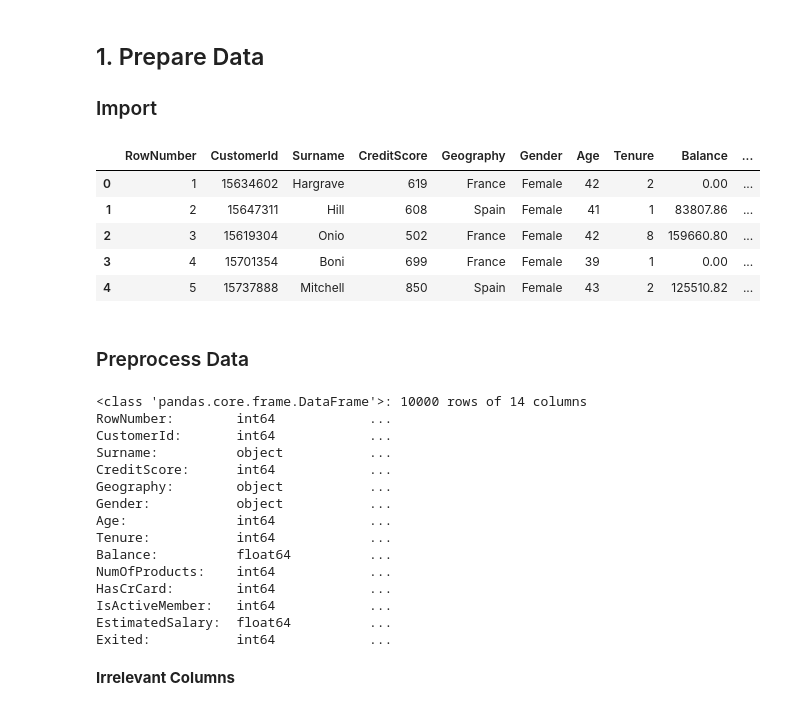
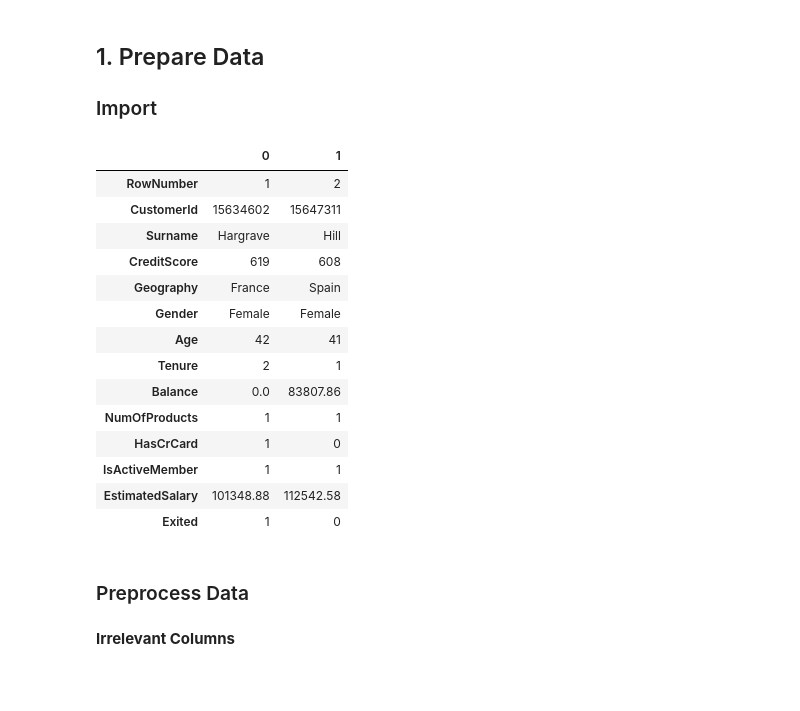
Before and after one commit to eddychetz/machine-learning-labs, a Jupyter notebook: lab-201-classification/lab_201-classification-for-customer-churn-prediction.ipynb, the cells around one changed output. Saved outputs shown, nothing was run; the diff lists cells and outputs as text; code cells hidden in the pictures; blank space fills up the shorter version.

```diff
--- a/lab-201-classification/lab_201-classification-for-customer-churn-prediction.ipynb
+++ b/lab-201-classification/lab_201-classification-for-customer-churn-prediction.ipynb
@@ -56,15 +56,24 @@ __Deployment Considerations:__ Integrating the model into production systems usi
 # %%
 import pandas as pd
 
 df = pd.read_csv('./data/churn.csv')
-df.head()
+df.head(2).transpose()
 # %% [output]
-|  | RowNumber | CustomerId | Surname | CreditScore | Geography | Gender | Age | Tenure | Balance | ... |
-| 0 | 1 | 15634602 | Hargrave | 619 | France | Female | 42 | 2 | 0.00 | ... |
-| 1 | 2 | 15647311 | Hill | 608 | Spain | Female | 41 | 1 | 83807.86 | ... |
-| 2 | 3 | 15619304 | Onio | 502 | France | Female | 42 | 8 | 159660.80 | ... |
-| 3 | 4 | 15701354 | Boni | 699 | France | Female | 39 | 1 | 0.00 | ... |
-| 4 | 5 | 15737888 | Mitchell | 850 | Spain | Female | 43 | 2 | 125510.82 | ... |
+|  | 0 | 1 |
+| RowNumber | 1 | 2 |
+| CustomerId | 15634602 | 15647311 |
+| Surname | Hargrave | Hill |
+| CreditScore | 619 | 608 |
+| Geography | France | Spain |
+| Gender | Female | Female |
+| Age | 42 | 41 |
+| Tenure | 2 | 1 |
+| Balance | 0.0 | 83807.86 |
+| NumOfProducts | 1 | 1 |
+| HasCrCard | 1 | 0 |
+| IsActiveMember | 1 | 1 |
+| EstimatedSalary | 101348.88 | 112542.58 |
+| Exited | 1 | 0 |
 # %% [markdown]
 ### Preprocess Data
 # %%
@@ -73,23 +82,7 @@ import pytimetk as tk
 # %%
 # Considering the data comes from customers, we might not need to display confidential information
 # by specifying the width in glimpse method from pytimetk package to 0.
-df.glimpse(max_width=0)
+# df.glimpse(max_width=0)
-# %% [output]
-<class 'pandas.core.frame.DataFrame'>: 10000 rows of 14 columns
-RowNumber:        int64            ...
-CustomerId:       int64            ...
-Surname:          object           ...
-CreditScore:      int64            ...
-Geography:        object           ...
-Gender:           object           ...
-Age:              int64            ...
-Tenure:           int64            ...
-Balance:          float64          ...
-NumOfProducts:    int64            ...
-HasCrCard:        int64            ...
-IsActiveMember:   int64            ...
-EstimatedSalary:  float64          ...
-Exited:           int64            ...
 # %% [markdown]
 __Irrelevant Columns__
 # %%
```
Also changed, not shown: parts of 10 cells of this notebook, 2 other files.
